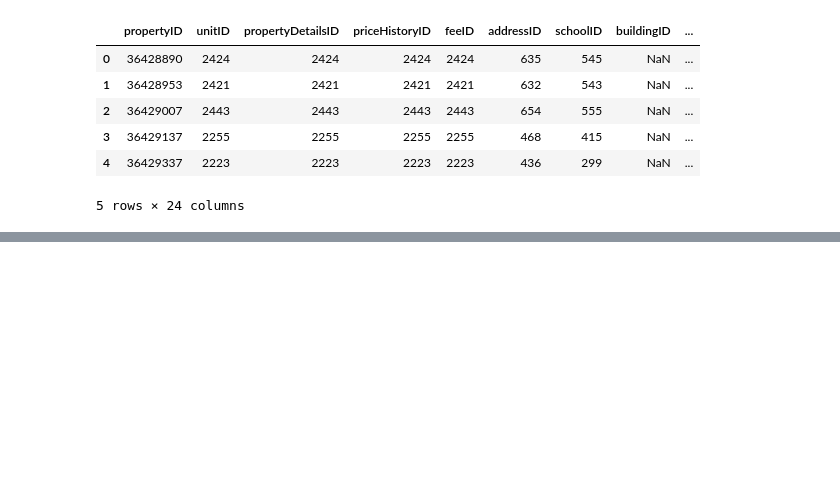
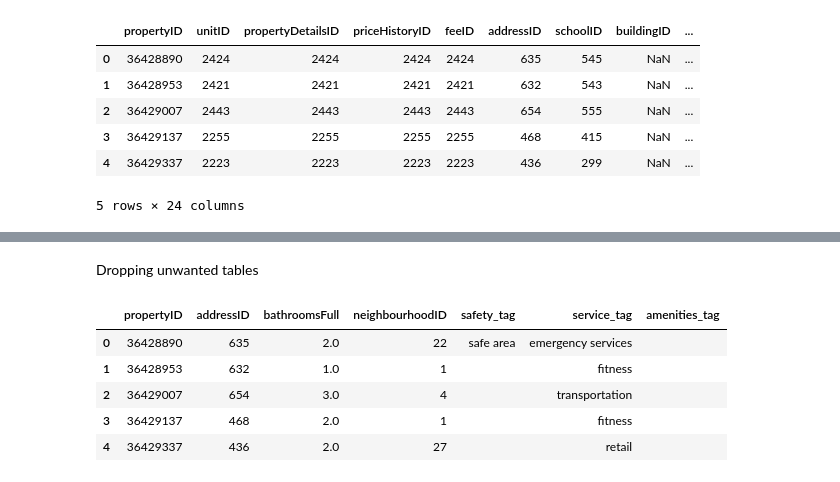
Before and after one commit to oisintheginger/mscfinalproject, a Jupyter notebook: Documents/Stephen_Workspace/Tagging System.ipynb, the cells around one changed output, grey strips where cells are left out. Cells and saved outputs as stored; diff of their text form; code cells hidden in the pictures; blank space fills up the shorter version.

Commit message:
cleaning the dataframe
Removing unwanted columns to have only needed IDs and tags

```diff
--- a/Documents/Stephen_Workspace/Tagging System.ipynb
+++ b/Documents/Stephen_Workspace/Tagging System.ipynb
@@ -341,0 +346,5 @@ align.head()
+# %%
+# Merge the align and amenities datasets based on the propertyDetailsID column
+align = pd.merge(align, amenities[['propertyDetailsID', 'amenities_tag']], on='propertyDetailsID', how='left')
+
+align.head()
@@ -341,0 +359,17 @@ align.head()
+# %% [markdown]
+Dropping unwanted tables
+# %%
+# List of columns to drop
+columns_to_drop = ['priceHistoryID', 'unitID', 'propertyDetailsID', 'feeID', 'schoolID', 'buildingID', 'overview', 'price', 'bathrooms', 'bathroomsFull', 'bathroomsHalf', 'bedrooms', 'livingArea', 'homeType', 'homeStatus', 'datePosted', 'rentEstimate', 'availableFrom', 'availableNow' ]
+
+# Dropping the columns
+Tagstable = align.drop(columns=columns_to_drop)
+
+Tagstable.head()
+# %% [output]
+|  | propertyID | addressID | bathroomsFull | neighbourhoodID | safety_tag | service_tag | amenities_tag |
+| 0 | 36428890 | 635 | 2.0 | 22 | safe area | emergency services |  |
+| 1 | 36428953 | 632 | 1.0 | 1 |  | fitness |  |
+| 2 | 36429007 | 654 | 3.0 | 4 |  | transportation |  |
+| 3 | 36429137 | 468 | 2.0 | 1 |  | fitness |  |
+| 4 | 36429337 | 436 | 2.0 | 27 |  | retail |  |
```
Also changed, not shown: parts of 4 cells of this notebook.
